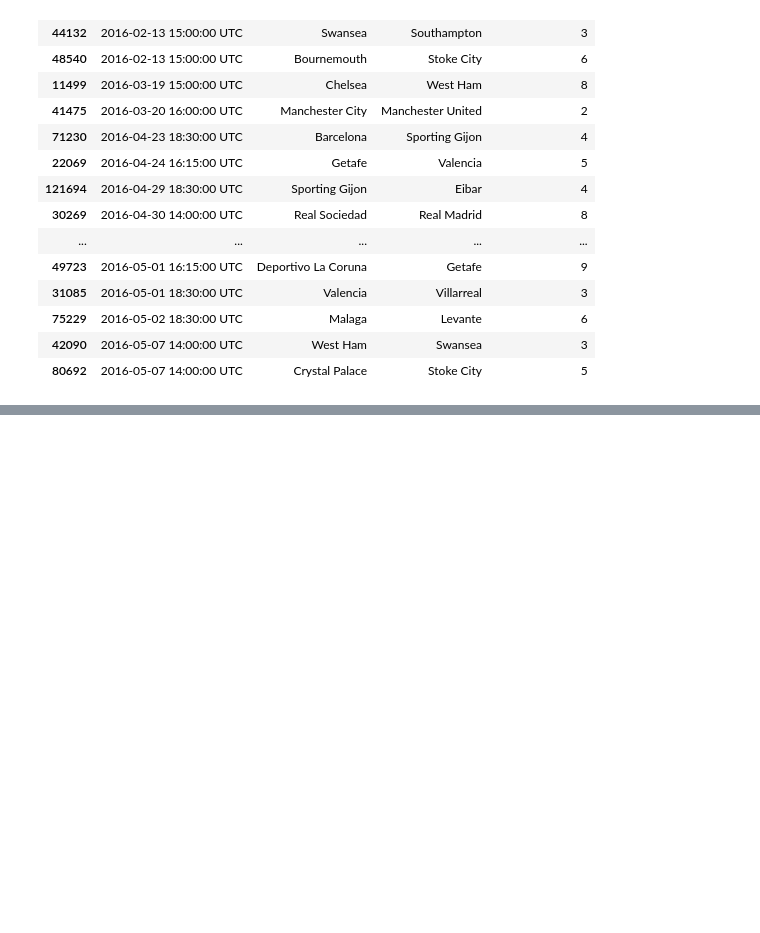
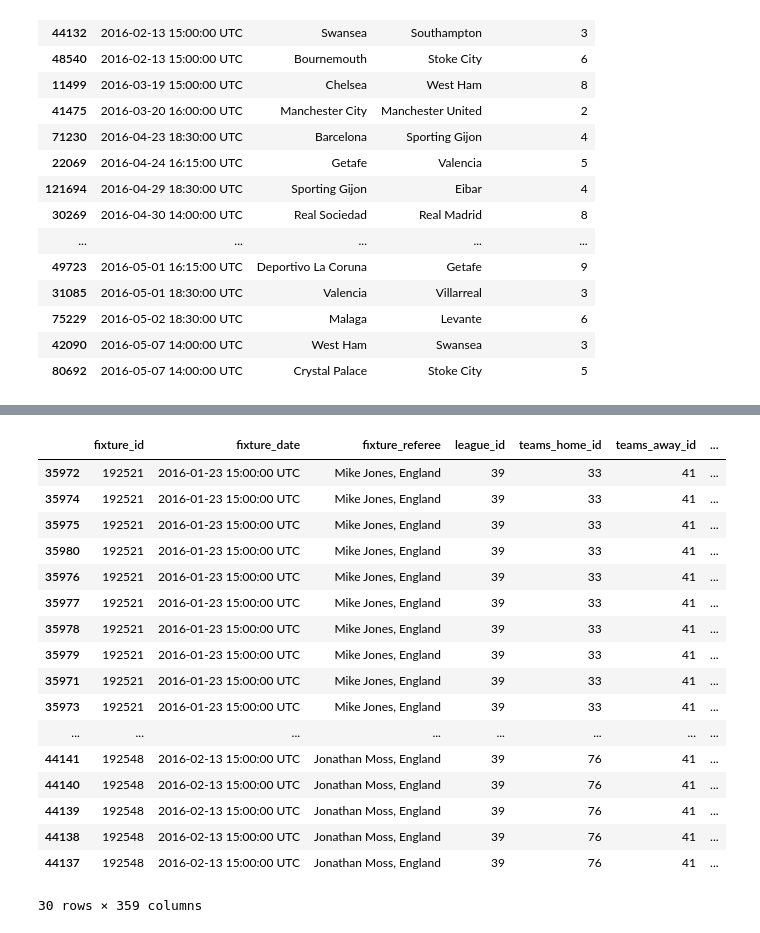
Before and after one commit to safargergo/HalLab, a Jupyter notebook: hallab.ipynb, the cells around one changed output, grey strips where cells are left out. Cells and saved outputs as stored; diff of their text form; code cells hidden in the pictures; blank space fills up the shorter version.

```diff
--- a/hallab.ipynb
+++ b/hallab.ipynb
@@ -389,16 +512,18 @@ fix_player_topleagues.head()
 # %%
 # Adding to the final data table the teams' card statistics
+home_cols = {f'avg_{col}_before': f'avg_home_{col}_before' for col in avg_cols}
+away_cols = {f'avg_{col}_before': f'avg_away_{col}_before' for col in avg_cols}
 
 # for home team
 merged = fix_clean.merge(fix_total_fouls, on="fixture_id", how="inner")
 merged = merged[merged["team_id"] == merged["teams_home_id"]]
-merged = merged.rename(columns={"avg_total_fouls": "avg_home_team_fouls"})
+merged = merged.rename(columns={"avg_total_fouls": "avg_home_team_fouls","avg_possession_before":"avg_home_possession_before"} | home_cols)
 merged = merged.drop(columns=["team_id"])
 
 # for away team
 merged = merged.merge(fix_total_fouls, on="fixture_id", how="inner")
 merged = merged[merged["team_id"] == merged["teams_away_id"]]
-merged = merged.rename(columns={"avg_total_fouls": "avg_away_team_fouls"})
+merged = merged.rename(columns={"avg_total_fouls": "avg_away_team_fouls","avg_possession_before":"avg_away_possession_before"} | away_cols)
 merged = merged.drop(columns=["team_id"])
 # %%
 # Adding to the final data table the fix_total_cards
@@ -435,2 +560,2 @@ final_cols = ["fixture_referee","fixture_date", "league_name", "teams_home_name"
 # %%
-merged_final = merged[final_cols]
+merged_final = merged
@@ -582,0 +751,11 @@ df.drop_duplicates(['fixture_date', 'teams_home_name', 'teams_away_name'])[['fix
+# %%
+
+df = pd.get_dummies(df, columns=['league_name','teams_home_name','teams_away_name'])
+prefixes = ['league_name', 'teams_home_name', 'teams_away_name']
+
+# Filter columns that start with any of the given prefixes
+cols_to_convert = [col for col in df.columns if any(col.startswith(prefix) for prefix in prefixes)]
+
+# Convert those columns to int (0 and 1)
+df[cols_to_convert] = df[cols_to_convert].astype(int)
+display(df.head())
@@ -583,21 +770,14 @@ df.drop_duplicates(['fixture_date', 'teams_home_name', 'teams_away_name'])[['fix
 # %%
-from sklearn.preprocessing import LabelEncoder, MinMaxScaler
+from sklearn.preprocessing import MinMaxScaler
 
-cat_cols = ["fixture_referee", "league_name", "teams_home_name", "teams_away_name"]
 
-label_encoders = {}
-for col in cat_cols:
-    le = LabelEncoder()
-    df[col] = le.fit_transform(df[col].astype(str))
-    label_encoders[col] = le
-
-X = df.drop(columns=["total_cards_value","fixture_date","fixture_referee", "teams_home_name", "teams_away_name"])
+X = df.drop(columns=["fixture_id","league_id","fixture_referee","total_cards_value","fixture_date","fixture_referee", \
+                     "teams_home_id","teams_away_id",'home_total_cards_value','away_total_cards_value'])
 y = df["total_cards_value"]
 
 scaler = MinMaxScaler()
 
-# Split data so the train set is the oldest 80% and test set is the freshest 20%
-train_size = int(0.7 * len(df))  # 80% of data for training
+train_size = int(0.7 * len(df))
 X_train = X[:train_size]
 X_test = X[train_size:]
 y_train = y[:train_size]
@@ -617,3 +817,26 @@ Testing data shape: (37106, 52)
+# %%
+df.head(30)
+# szabadrugasok, golok, meg feautre
+#jobban megszoritott modell
+# %% [output]
+|  | fixture_id | fixture_date | fixture_referee | league_id | teams_home_id | teams_away_id | ... |
+| 35972 | 192521 | 2016-01-23 15:00:00 UTC | Mike Jones, England | 39 | 33 | 41 | ... |
+| 35974 | 192521 | 2016-01-23 15:00:00 UTC | Mike Jones, England | 39 | 33 | 41 | ... |
+| 35975 | 192521 | 2016-01-23 15:00:00 UTC | Mike Jones, England | 39 | 33 | 41 | ... |
+| 35980 | 192521 | 2016-01-23 15:00:00 UTC | Mike Jones, England | 39 | 33 | 41 | ... |
+| 35976 | 192521 | 2016-01-23 15:00:00 UTC | Mike Jones, England | 39 | 33 | 41 | ... |
+| 35977 | 192521 | 2016-01-23 15:00:00 UTC | Mike Jones, England | 39 | 33 | 41 | ... |
+| 35978 | 192521 | 2016-01-23 15:00:00 UTC | Mike Jones, England | 39 | 33 | 41 | ... |
+| 35979 | 192521 | 2016-01-23 15:00:00 UTC | Mike Jones, England | 39 | 33 | 41 | ... |
+| 35971 | 192521 | 2016-01-23 15:00:00 UTC | Mike Jones, England | 39 | 33 | 41 | ... |
+| 35973 | 192521 | 2016-01-23 15:00:00 UTC | Mike Jones, England | 39 | 33 | 41 | ... |
+| ... | ... | ... | ... | ... | ... | ... | ... |
+| 44141 | 192548 | 2016-02-13 15:00:00 UTC | Jonathan Moss, England | 39 | 76 | 41 | ... |
+| 44140 | 192548 | 2016-02-13 15:00:00 UTC | Jonathan Moss, England | 39 | 76 | 41 | ... |
+| 44139 | 192548 | 2016-02-13 15:00:00 UTC | Jonathan Moss, England | 39 | 76 | 41 | ... |
+| 44138 | 192548 | 2016-02-13 15:00:00 UTC | Jonathan Moss, England | 39 | 76 | 41 | ... |
+| 44137 | 192548 | 2016-02-13 15:00:00 UTC | Jonathan Moss, England | 39 | 76 | 41 | ... |
+30 rows × 359 columns
 # %%
 import numpy as np
 from sklearn.ensemble import RandomForestRegressor, GradientBoostingRegressor
```
Also changed, not shown: parts of 40 cells of this notebook.
